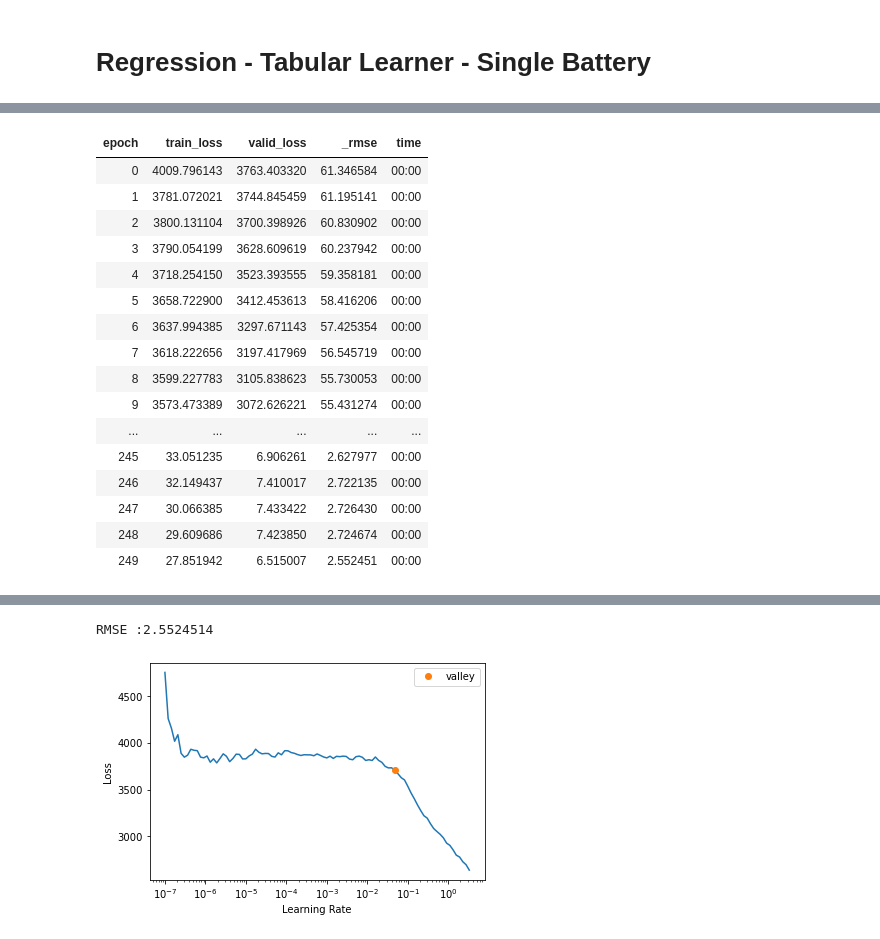
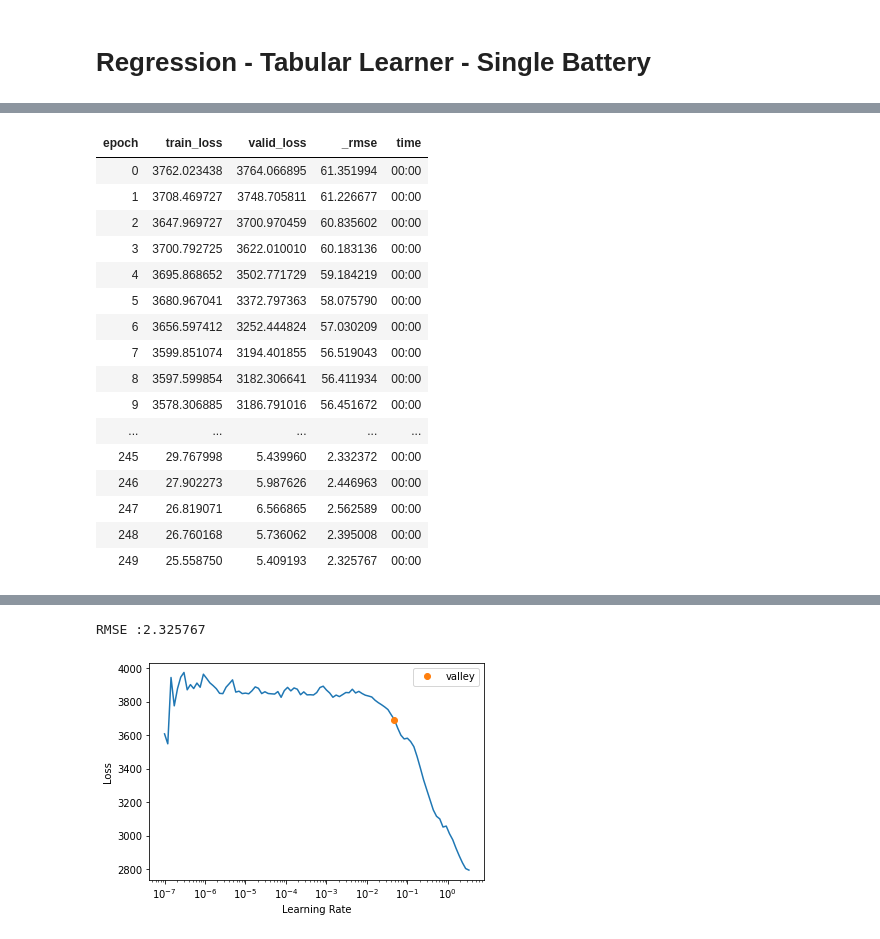
Before and after one commit to electrical-and-electronic-measurement/ml-4-measurement, a Jupyter notebook: notebooks/EIS_tabular_regression.ipynb, the cells around one changed output, grey strips where cells are left out. Drawn from its saved outputs; the diff is of its cells as text; code cells hidden in the pictures.

Commit message:
model: trainrd on battery 2,3,5 . inverence on battery 6

```diff
--- a/notebooks/EIS_tabular_regression.ipynb
+++ b/notebooks/EIS_tabular_regression.ipynb
@@ -237,50 +229,50 @@ Callbacks:
 # %% [markdown]
 # Regression - Tabular Learner - Single Battery
 # %%
-battery_list=["02_4","02_5","02_6","02_7","02_8","02_9"]
+battery_list=["02_4","02_5","02_6","02_7","02_8","02_9","03_4","03_5","03_6","03_7","03_8","03_9","05_3","05_4","05_5","05_6","05_7","05_8"]
 dataset_polar,feature_col_names_polar=get_EIS_tabular_dataset_polar(dataset,feature_col_names)
 splits = RandomSplitter(valid_pct=0.2)(range_of(dataset_polar))
 #Path / default location for saving/loading models
 model_path = '../models'
 
 #The dependent variable/target
 dep_var = 'SOC_float'
 
 #The list of categorical features in the dataset
 #cat_names = ['BATTERY_ID', 'EIS_ID']
 cat_names = []
 
 #List of Processes/transforms to be applied to the dataset
 procs = [FillMissing, Categorify, Normalize]
 
 learn = build_tabular_learner(dataset_polar,splits,model_path,dep_var,cat_names,feature_col_names_polar)
 lr_value=learn.lr_find()
 learn.fit_one_cycle(250,lr_value)
 from sklearn.metrics import mean_squared_error
 [y_pred,y_true] =learn.get_preds()
 print("RMSE :" + str(mean_squared_error(y_true,y_pred,squared=False)))
 # %% [output]
 [interactive output not drawn]
 | epoch | train_loss | valid_loss | _rmse | time |
-| 0 | 4009.796143 | 3763.403320 | 61.346584 | 00:00 |
-| 1 | 3781.072021 | 3744.845459 | 61.195141 | 00:00 |
-| 2 | 3800.131104 | 3700.398926 | 60.830902 | 00:00 |
-| 3 | 3790.054199 | 3628.609619 | 60.237942 | 00:00 |
-| 4 | 3718.254150 | 3523.393555 | 59.358181 | 00:00 |
-| 5 | 3658.722900 | 3412.453613 | 58.416206 | 00:00 |
-| 6 | 3637.994385 | 3297.671143 | 57.425354 | 00:00 |
-| 7 | 3618.222656 | 3197.417969 | 56.545719 | 00:00 |
-| 8 | 3599.227783 | 3105.838623 | 55.730053 | 00:00 |
-| 9 | 3573.473389 | 3072.626221 | 55.431274 | 00:00 |
+| 0 | 3762.023438 | 3764.066895 | 61.351994 | 00:00 |
+| 1 | 3708.469727 | 3748.705811 | 61.226677 | 00:00 |
+| 2 | 3647.969727 | 3700.970459 | 60.835602 | 00:00 |
+| 3 | 3700.792725 | 3622.010010 | 60.183136 | 00:00 |
+| 4 | 3695.868652 | 3502.771729 | 59.184219 | 00:00 |
+| 5 | 3680.967041 | 3372.797363 | 58.075790 | 00:00 |
+| 6 | 3656.597412 | 3252.444824 | 57.030209 | 00:00 |
+| 7 | 3599.851074 | 3194.401855 | 56.519043 | 00:00 |
+| 8 | 3597.599854 | 3182.306641 | 56.411934 | 00:00 |
+| 9 | 3578.306885 | 3186.791016 | 56.451672 | 00:00 |
 | ... | ... | ... | ... | ... |
-| 245 | 33.051235 | 6.906261 | 2.627977 | 00:00 |
-| 246 | 32.149437 | 7.410017 | 2.722135 | 00:00 |
-| 247 | 30.066385 | 7.433422 | 2.726430 | 00:00 |
-| 248 | 29.609686 | 7.423850 | 2.724674 | 00:00 |
-| 249 | 27.851942 | 6.515007 | 2.552451 | 00:00 |
+| 245 | 29.767998 | 5.439960 | 2.332372 | 00:00 |
+| 246 | 27.902273 | 5.987626 | 2.446963 | 00:00 |
+| 247 | 26.819071 | 6.566865 | 2.562589 | 00:00 |
+| 248 | 26.760168 | 5.736062 | 2.395008 | 00:00 |
+| 249 | 25.558750 | 5.409193 | 2.325767 | 00:00 |
 [interactive output not drawn]
-RMSE :2.5524514
+RMSE :2.325767
-[figure, old version]
+[figure, new version]
 # %%
 
 # Tabular Learner Regression - Rectangular
```
Also changed, not shown: parts of 14 cells of this notebook, 3 other files.
